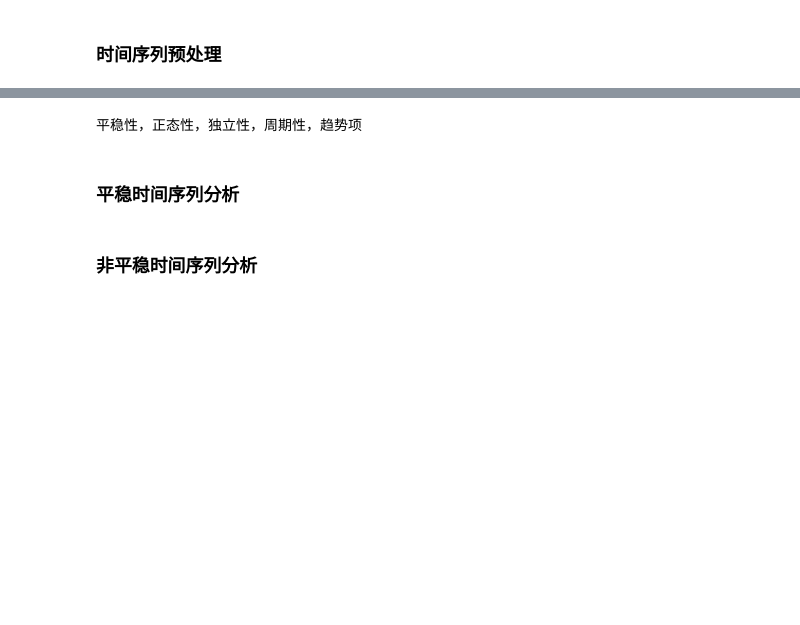
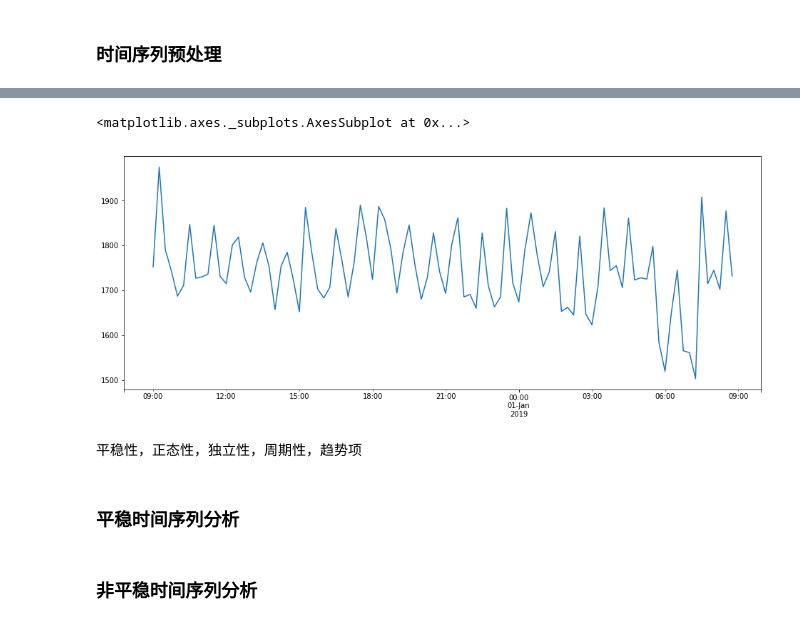
Before and after one commit to w26738/Notebook, a Jupyter notebook: data_analysis/time_series_101.ipynb, the cells around one changed output, grey strips where cells are left out. Cells and saved outputs as stored; diff of their text form; code cells hidden in the pictures; blank space fills up the shorter version.

```diff
--- a/data_analysis/time_series_101.ipynb
+++ b/data_analysis/time_series_101.ipynb
@@ -169,3 +322,23 @@ DatetimeIndex(['2019-01-18', '2019-02-15', '2019-03-15', '2019-04-19',
+# %%
+rrc_att = [
+    1752., 1975., 1791., 1743., 1687., 1711., 1847., 1727., 1730.,
+    1736., 1845., 1731., 1715., 1801., 1819., 1729., 1696., 1762.,
+    1806., 1755., 1657., 1754., 1785., 1724., 1652., 1885., 1787.,
+    1703., 1683., 1707., 1838., 1765., 1685., 1764., 1890., 1817.,
+    1724., 1887., 1858., 1793., 1694., 1784., 1846., 1753., 1680.,
+    1729., 1828., 1742., 1693., 1802., 1862., 1685., 1691., 1660.,
+    1828., 1710., 1663., 1685., 1883., 1717., 1674., 1790., 1873.,
+    1780., 1708., 1741., 1831., 1653., 1662., 1645., 1821., 1647.,
+    1623., 1710., 1884., 1744., 1755., 1706., 1861., 1723., 1728.,
+    1725., 1798., 1583., 1519., 1647., 1745., 1565., 1561., 1503.,
+    1908., 1715., 1745., 1702., 1877., 1732.]
+index = pd.date_range(start='2018-12-31 09:00:00', end='2019-01-01 08:45:00', freq='15min')
+rrc_att_ser = pd.Series(rrc_att, index=index)
+# %%
+rrc_att_ser.plot(figsize=(16,6))
+# %% [output]
+<matplotlib.axes._subplots.AxesSubplot at 0x...>
+[figure, added]
 # %% [markdown]
 平稳性，正态性，独立性，周期性，趋势项
 # %% [markdown]
```
Also changed, not shown: parts of 12 cells of this notebook.
